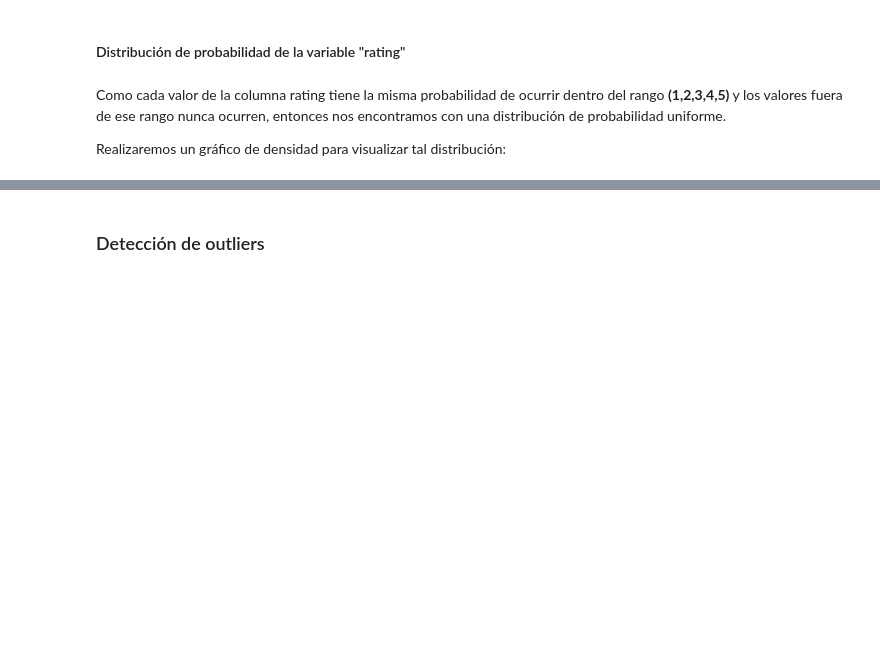
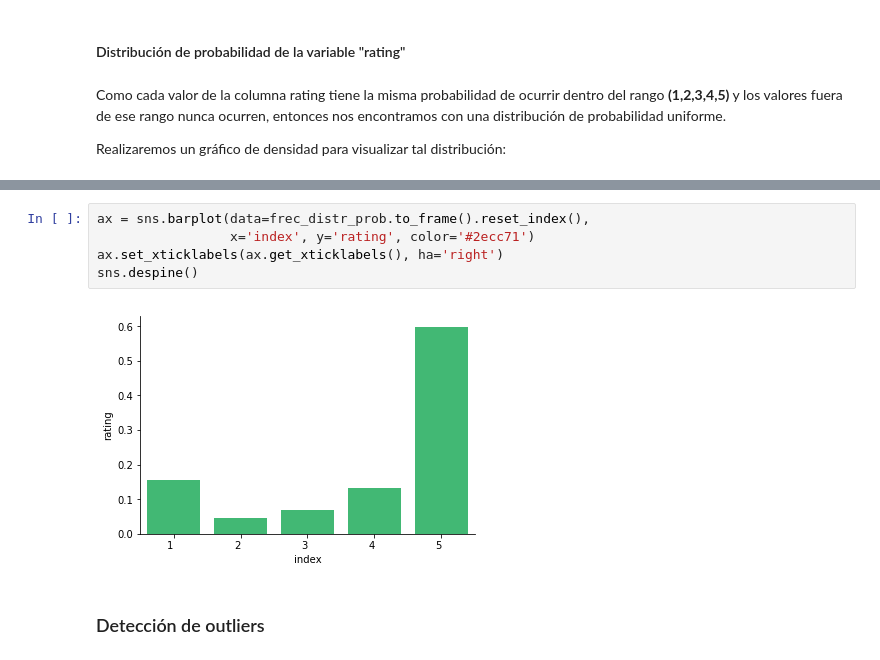
Before and after one commit to aenet/mentoria, a Jupyter notebook: analisis-visualizacion/tp-analisis-visualizacion.ipynb, the cells around one changed output, grey strips where cells are left out. Cells and saved outputs as stored; diff of their text form; blank space fills up the shorter version.

```diff
--- a/analisis-visualizacion/tp-analisis-visualizacion.ipynb
+++ b/analisis-visualizacion/tp-analisis-visualizacion.ipynb
@@ -184,3 +196,10 @@ pd.DataFrame(dt['rating']).plot(kind="density", figsize=(7,7),xlim=(-1,11))
+# %%
+ax = sns.barplot(data=frec_distr_prob.to_frame().reset_index(),
+                 x='index', y='rating', color='#2ecc71')
+ax.set_xticklabels(ax.get_xticklabels(), ha='right')
+sns.despine()
+# %% [output]
+[figure, added]
 # %% [markdown]
 ### Detección de outliers
 # %% [markdown]
```
Also changed, not shown: parts of 3 cells of this notebook.
